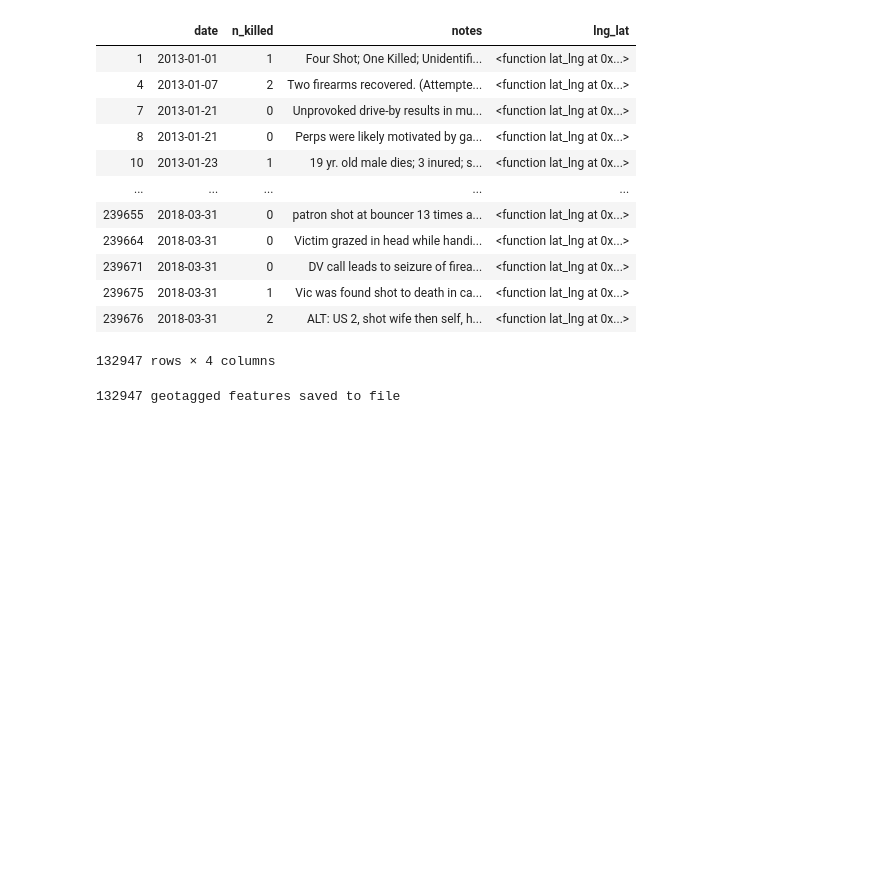
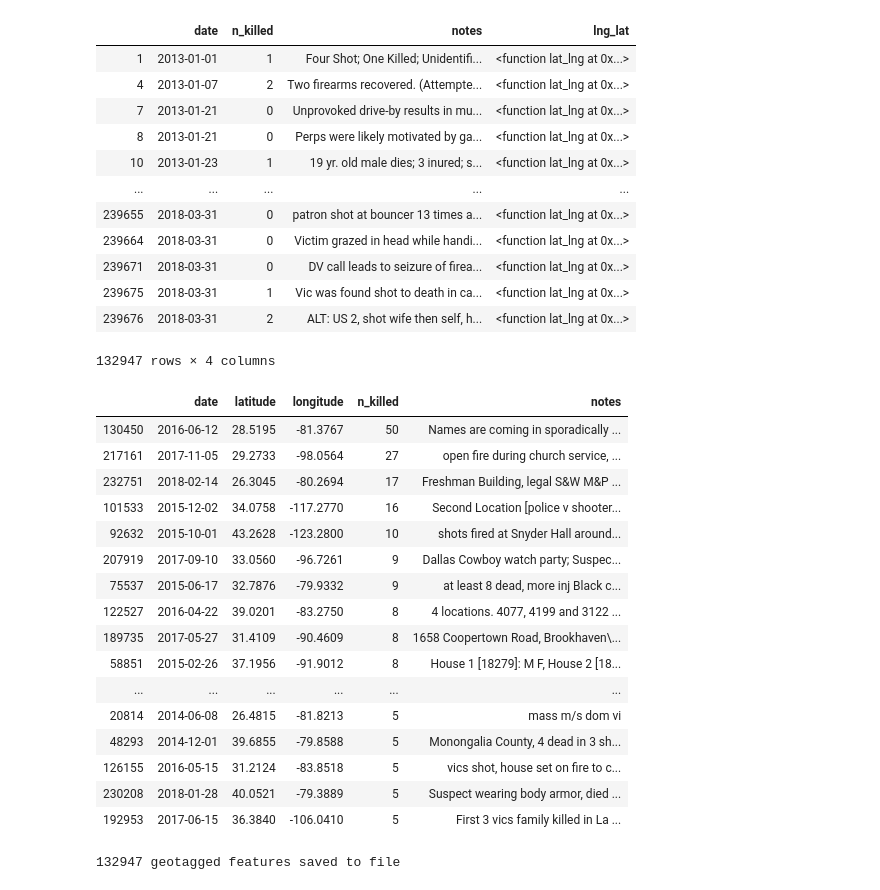
Before and after one commit to jennitian/gun-violence, a Jupyter notebook: Analysis 1.ipynb, the cells around one changed output. Saved outputs shown, nothing was run; the diff lists cells and outputs as text; code cells hidden in the pictures; blank space fills up the shorter version.

```diff
--- a/Analysis 1.ipynb
+++ b/Analysis 1.ipynb
@@ -272,6 +272,27 @@ map_df
 132947 rows × 4 columns
 # %%
 col = ['date', 'n_killed', 'notes']
+sample_df = map_df.sort_values('n_killed', ascending=False).head(50)
+
+sample_df
+# %% [output]
+|  | date | latitude | longitude | n_killed | notes |
+| 130450 | 2016-06-12 | 28.5195 | -81.3767 | 50 | Names are coming in sporadically ... |
+| 217161 | 2017-11-05 | 29.2733 | -98.0564 | 27 | open fire during church service, ... |
+| 232751 | 2018-02-14 | 26.3045 | -80.2694 | 17 | Freshman Building, legal S&W M&P ... |
+| 101533 | 2015-12-02 | 34.0758 | -117.2770 | 16 | Second Location [police v shooter... |
+| 92632 | 2015-10-01 | 43.2628 | -123.2800 | 10 | shots fired at Snyder Hall around... |
+| 207919 | 2017-09-10 | 33.0560 | -96.7261 | 9 | Dallas Cowboy watch party; Suspec... |
+| 75537 | 2015-06-17 | 32.7876 | -79.9332 | 9 | at least 8 dead, more inj Black c... |
+| 122527 | 2016-04-22 | 39.0201 | -83.2750 | 8 | 4 locations. 4077, 4199 and 3122 ... |
+| 189735 | 2017-05-27 | 31.4109 | -90.4609 | 8 | 1658 Coopertown Road, Brookhaven\... |
+| 58851 | 2015-02-26 | 37.1956 | -91.9012 | 8 | House 1 [18279]: M F, House 2 [18... |
+| ... | ... | ... | ... | ... | ... |
+| 20814 | 2014-06-08 | 26.4815 | -81.8213 | 5 | mass m/s dom vi |
+| 48293 | 2014-12-01 | 39.6855 | -79.8588 | 5 | Monongalia County, 4 dead in 3 sh... |
+| 126155 | 2016-05-15 | 31.2124 | -83.8518 | 5 | vics shot, house set on fire to c... |
+| 230208 | 2018-01-28 | 40.0521 | -79.3889 | 5 | Suspect wearing body armor, died ... |
+| 192953 | 2017-06-15 | 36.3840 | -106.0410 | 5 | First 3 vics family killed in La ... |
 # %%
 def df_to_geojson(df, properties, longitude='longitude', latitude='latitude'):
     geojson = {"type":"FeatureCollection", "features":[]}
```
Also changed, not shown: 3 other files.
